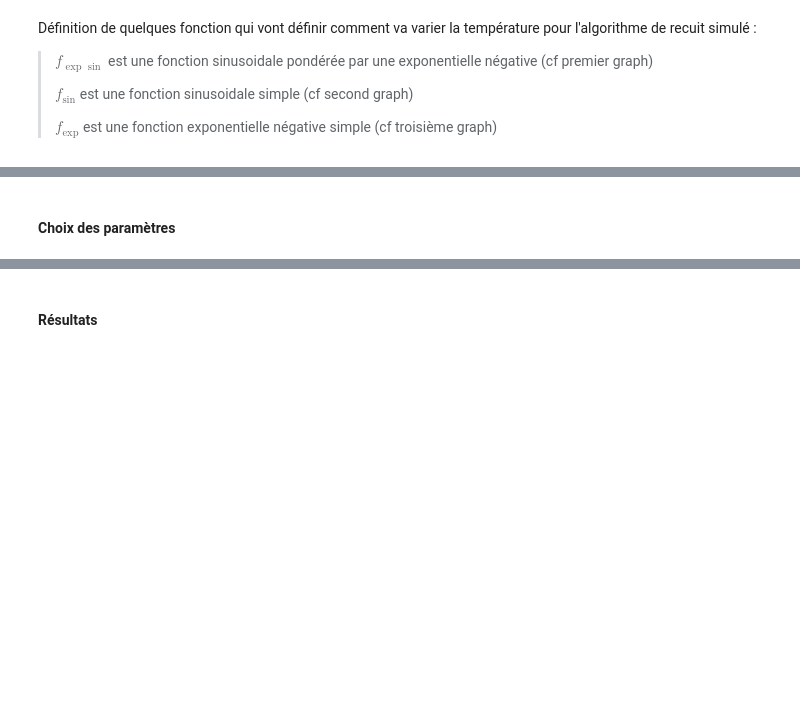
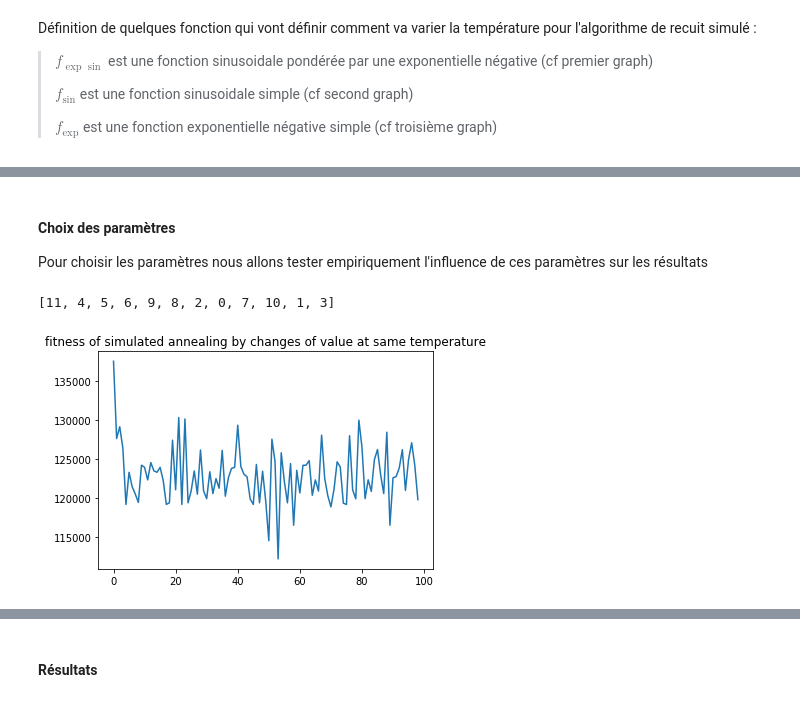
Before and after one commit to M-Garrigues/Quadratic-Assignment-Problem, a Jupyter notebook: notebooks/Taixxa.ipynb, the cells around one changed output, grey strips where cells are left out. Saved outputs shown, nothing was run; the diff lists cells and outputs as text; code cells hidden in the pictures; blank space fills up the shorter version.

```diff
--- a/notebooks/Taixxa.ipynb
+++ b/notebooks/Taixxa.ipynb
@@ -144,2 +171,28 @@ viewer.plot('Fontion fexp')
-# %% [markdown]
-#### Choix des paramètres
+# %% [markdown]
+#### Choix des paramètres
+
+Pour choisir les paramètres nous allons tester empiriquement l'influence de ces paramètres sur les résultats
+# %%
+data = Taixxa()
+data.loadFile("tai12a.dat")
+siman = SimulatedAnnealing(data)
+# %% [output]
+[11, 4, 5, 6, 9, 8, 2, 0, 7, 10, 1, 3]
+# %%
+costs = []
+for i in range(200):
+    sol, fit, temp = siman.solve(800,0,i,75,fexp)
+    costs.append(sol.computeCost(data))
+
+viewer = FitnessViewer(np.array(costs))
+viewer.plot('fitness of simulated annealing by changes of temperature')
+# %%
+costs = []
+for i in range(1,100):
+    sol, fit, temp = siman.solve(50,0,75,i,fexp)
+    costs.append(sol.computeCost(data))
+
+viewer = FitnessViewer(np.array(costs))
+viewer.plot('fitness of simulated annealing by changes of value at same temperature')
+# %% [output]
+[figure, added]
```
Also changed, not shown: parts of 21 cells of this notebook, 1 other file.
